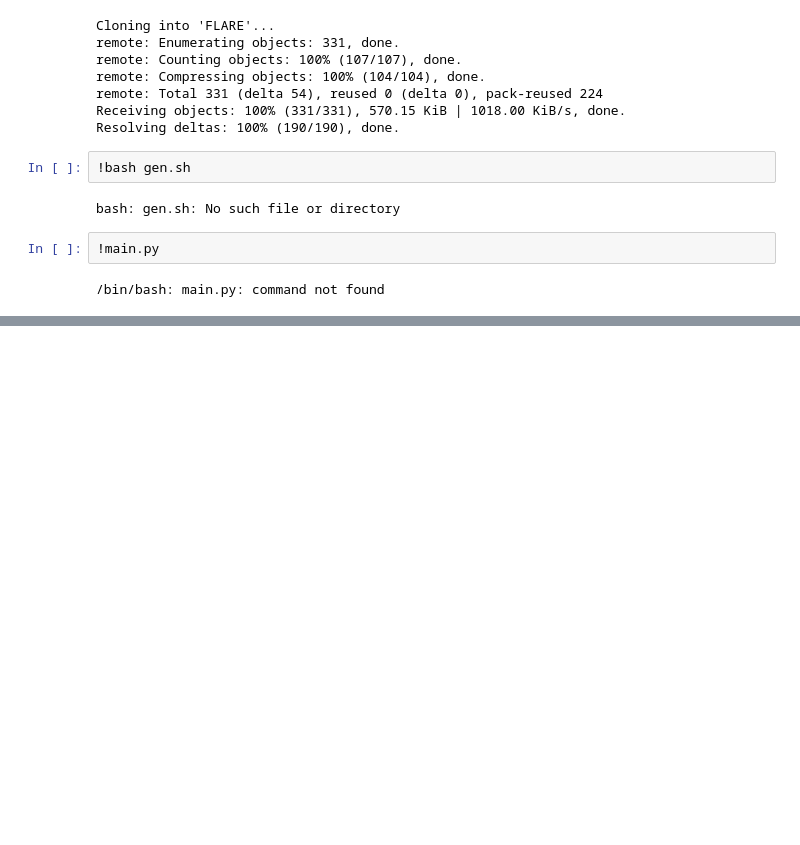
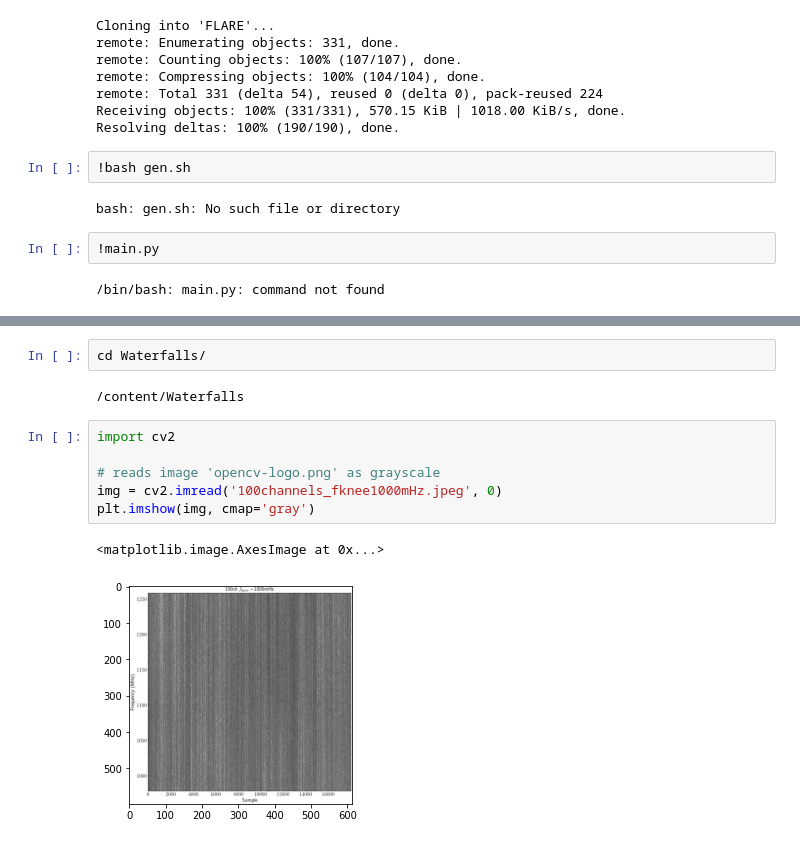
Before and after one commit to barauna-lo/FastRadioBurst_Lab, a Jupyter notebook: CHIME_FRB_Waterfall_Plot.ipynb, the cells around one changed output, grey strips where cells are left out. Saved outputs shown, nothing was run; the diff lists cells and outputs as text; blank space fills up the shorter version.

```diff
--- a/CHIME_FRB_Waterfall_Plot.ipynb
+++ b/CHIME_FRB_Waterfall_Plot.ipynb
@@ -477,0 +505,13 @@ bash: gen.sh: No such file or directory
+# %%
+cd Waterfalls/
+# %% [output]
+/content/Waterfalls
+# %%
+import cv2
+
+# reads image 'opencv-logo.png' as grayscale
+img = cv2.imread('100channels_fknee1000mHz.jpeg', 0)
+plt.imshow(img, cmap='gray')
+# %% [output]
+<matplotlib.image.AxesImage at 0x...>
+[figure, added]
```
Also changed, not shown: parts of 6 cells of this notebook.
